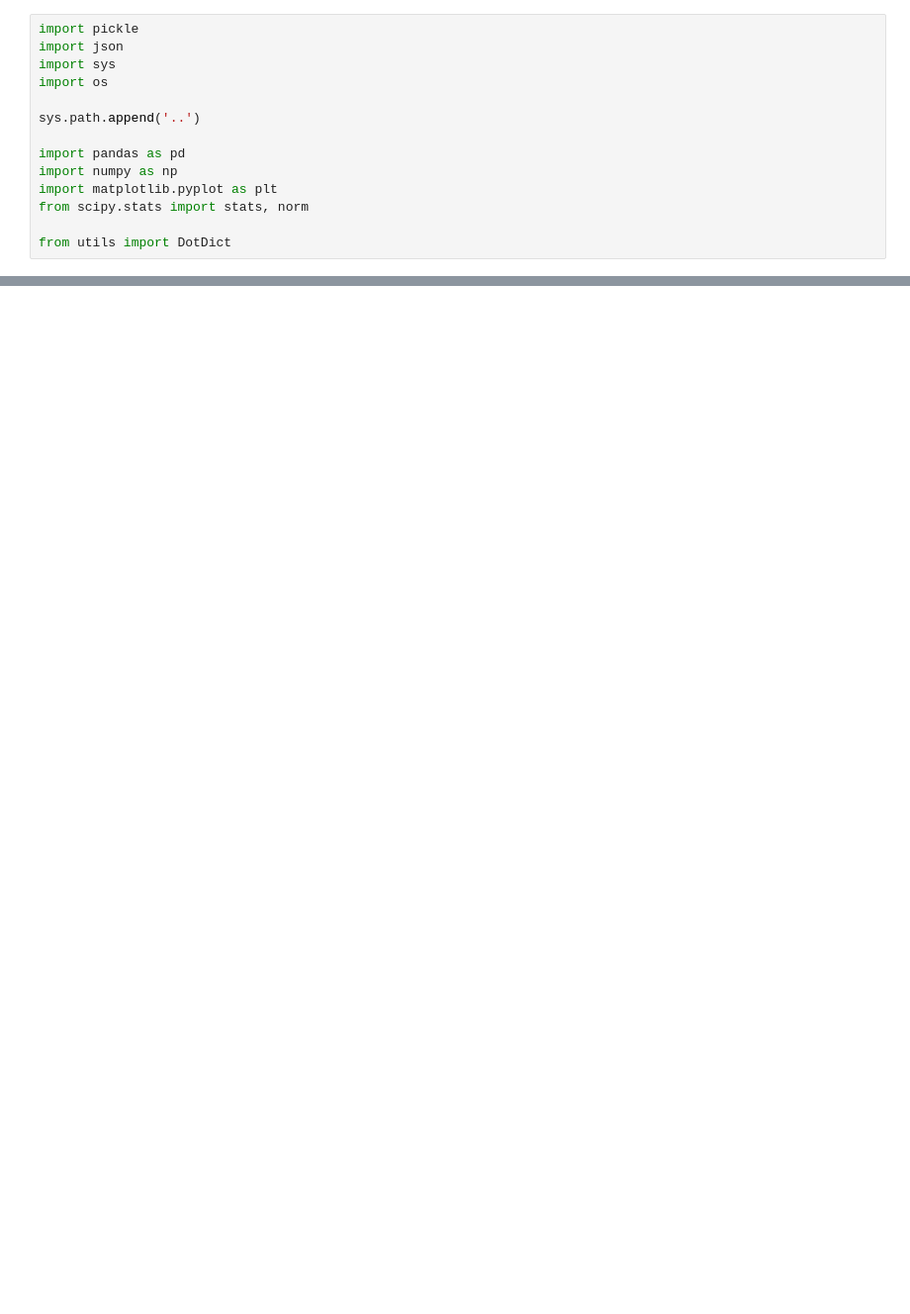
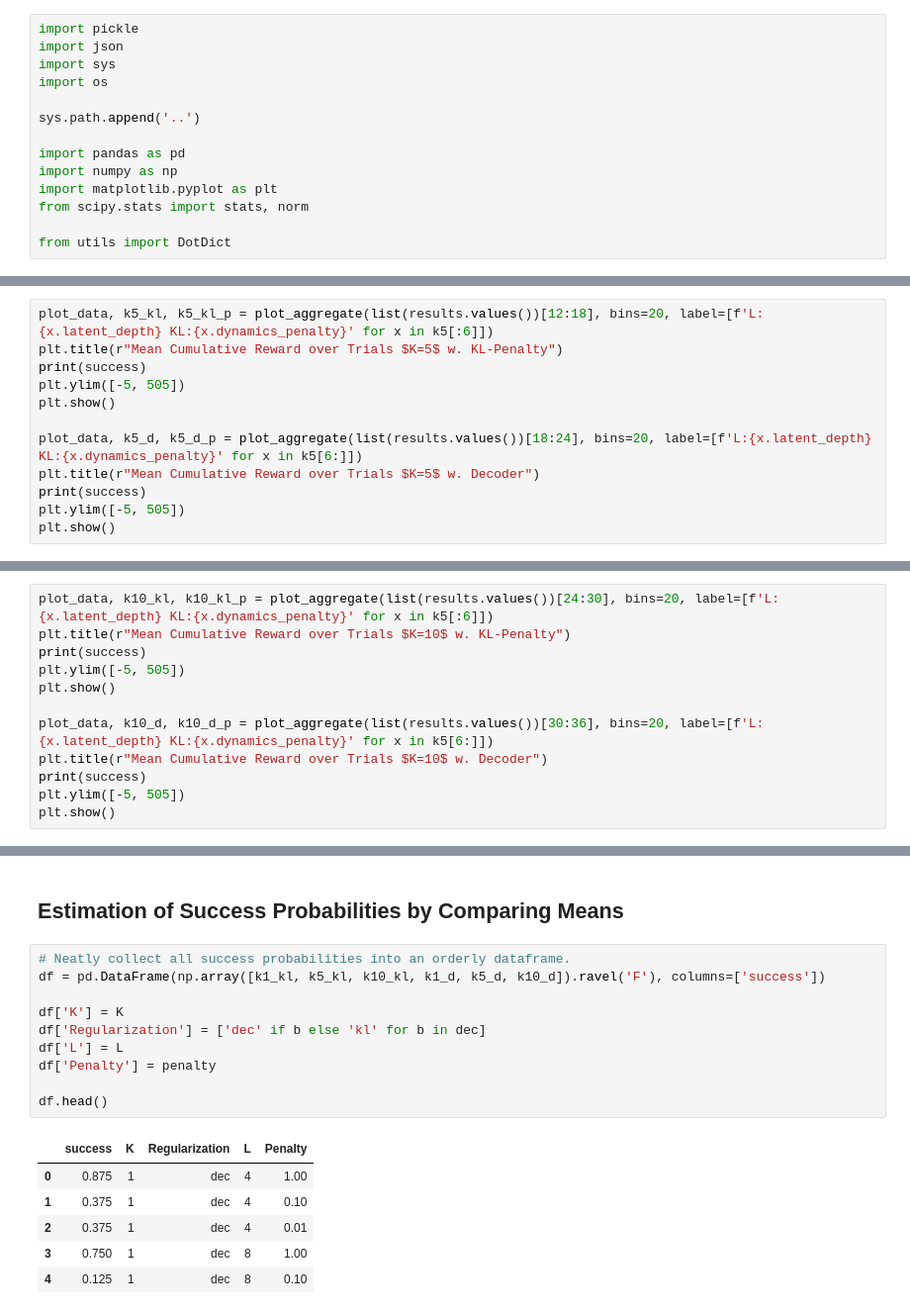
Before and after one commit to kaesve/muzero, a Jupyter notebook: publish/Ablation Analysis.ipynb, the cells around one changed output, grey strips where cells are left out. Shown at 99% size. Saved outputs shown, nothing was run; the diff lists cells and outputs as text; blank space fills up the shorter version.

```diff
--- a/publish/Ablation Analysis.ipynb
+++ b/publish/Ablation Analysis.ipynb
@@ -344,0 +136,12 @@ plt.show()
+# %%
+plot_data, k5_kl, k5_kl_p = plot_aggregate(list(results.values())[12:18], bins=20, label=[f'L:{x.latent_depth} KL:{x.dynamics_penalty}' for x in k5[:6]])
+plt.title(r"Mean Cumulative Reward over Trials $K=5$ w. KL-Penalty")
+print(success)
+plt.ylim([-5, 505])
+plt.show()
+
+plot_data, k5_d, k5_d_p = plot_aggregate(list(results.values())[18:24], bins=20, label=[f'L:{x.latent_depth} KL:{x.dynamics_penalty}' for x in k5[6:]])
+plt.title(r"Mean Cumulative Reward over Trials $K=5$ w. Decoder")
+print(success)
+plt.ylim([-5, 505])
+plt.show()
@@ -344,0 +153,12 @@ plt.show()
+# %%
+plot_data, k10_kl, k10_kl_p = plot_aggregate(list(results.values())[24:30], bins=20, label=[f'L:{x.latent_depth} KL:{x.dynamics_penalty}' for x in k5[:6]])
+plt.title(r"Mean Cumulative Reward over Trials $K=10$ w. KL-Penalty")
+print(success)
+plt.ylim([-5, 505])
+plt.show()
+
+plot_data, k10_d, k10_d_p = plot_aggregate(list(results.values())[30:36], bins=20, label=[f'L:{x.latent_depth} KL:{x.dynamics_penalty}' for x in k5[6:]])
+plt.title(r"Mean Cumulative Reward over Trials $K=10$ w. Decoder")
+print(success)
+plt.ylim([-5, 505])
+plt.show()
@@ -344,0 +170,19 @@ plt.show()
+# %% [markdown]
+## Estimation of Success Probabilities by Comparing Means
+# %%
+# Neatly collect all success probabilities into an orderly dataframe.
+df = pd.DataFrame(np.array([k1_kl, k5_kl, k10_kl, k1_d, k5_d, k10_d]).ravel('F'), columns=['success'])
+
+df['K'] = K
+df['Regularization'] = ['dec' if b else 'kl' for b in dec]
+df['L'] = L
+df['Penalty'] = penalty
+
+df.head()
+# %% [output]
+|  | success | K | Regularization | L | Penalty |
+| 0 | 0.875 | 1 | dec | 4 | 1.00 |
+| 1 | 0.375 | 1 | dec | 4 | 0.10 |
+| 2 | 0.375 | 1 | dec | 4 | 0.01 |
+| 3 | 0.750 | 1 | dec | 8 | 1.00 |
+| 4 | 0.125 | 1 | dec | 8 | 0.10 |
```
Also changed, not shown: parts of 48 cells of this notebook.
